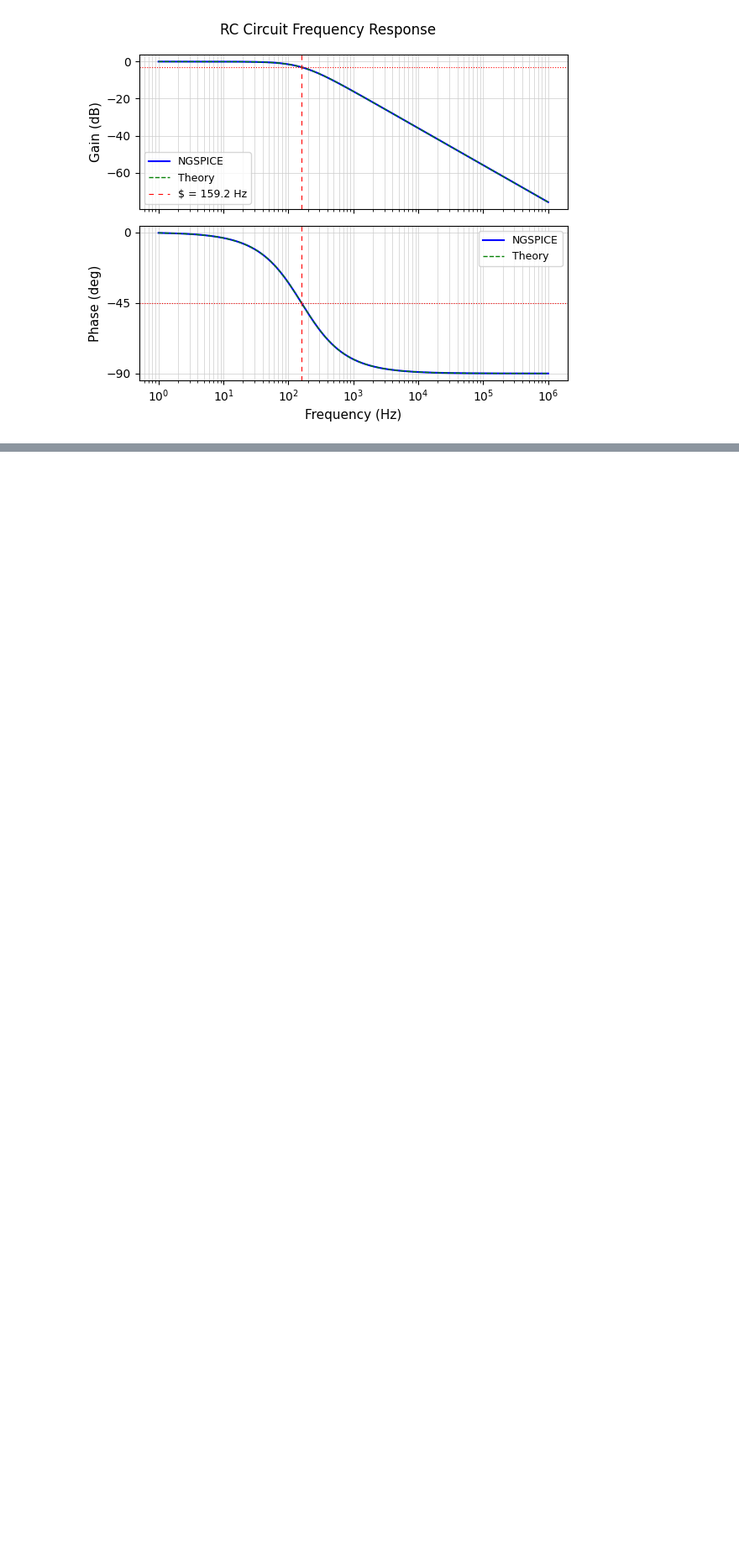
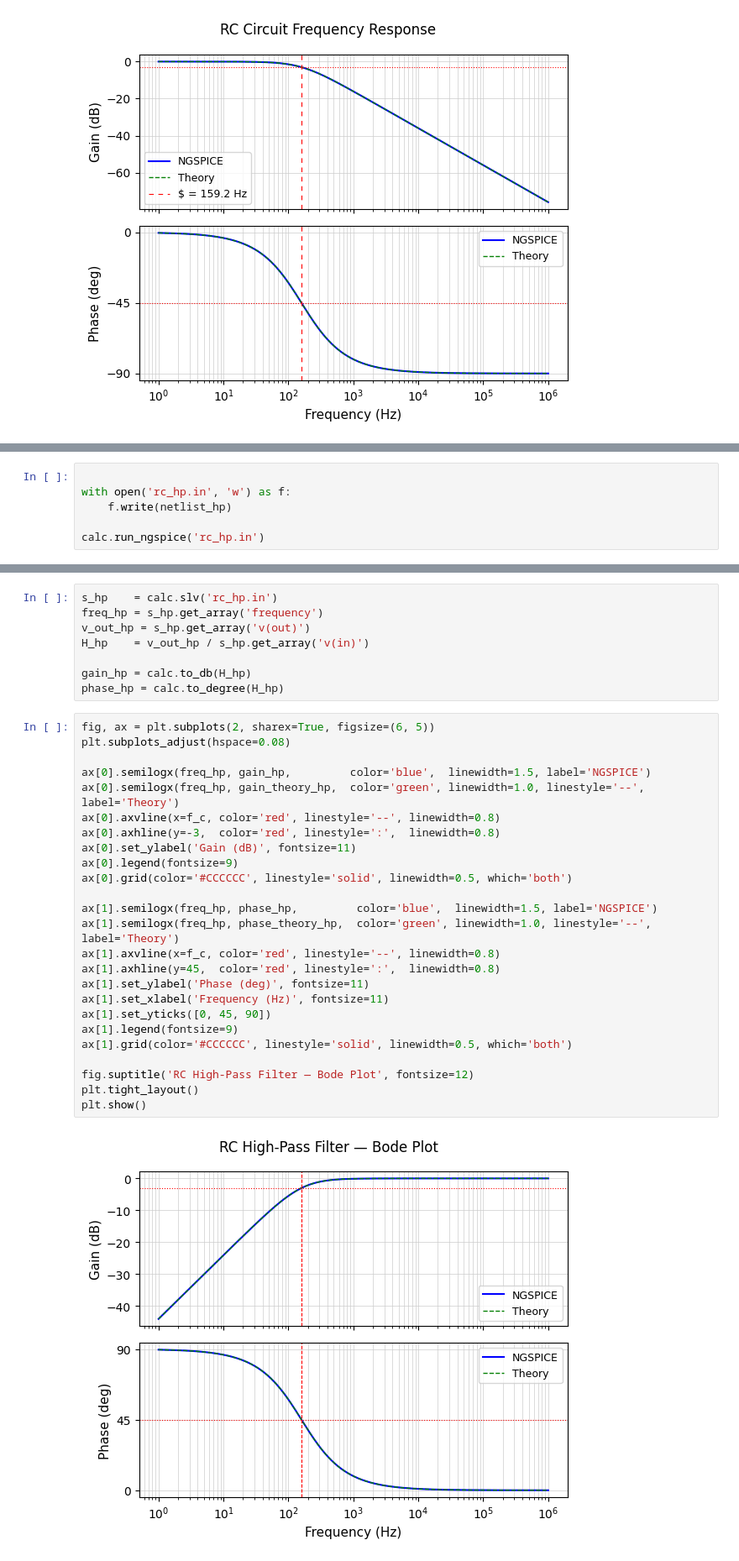
Before and after one commit to arsalan9702/ngspice-internship, a Jupyter notebook: notebooks/rc_ac/rc_ac.ipynb, the cells around one changed output, grey strips where cells are left out. Shown at 84% size. Cells and saved outputs as stored; diff of their text form; blank space fills up the shorter version.

Commit message:
Added high pass filter

```diff
--- a/notebooks/rc_ac/rc_ac.ipynb
+++ b/notebooks/rc_ac/rc_ac.ipynb
@@ -152,0 +164,6 @@ plt.show()
+# %%
+
+with open('rc_hp.in', 'w') as f:
+    f.write(netlist_hp)
+
+calc.run_ngspice('rc_hp.in')
@@ -152,0 +189,35 @@ plt.show()
+# %%
+s_hp    = calc.slv('rc_hp.in')
+freq_hp = s_hp.get_array('frequency')
+v_out_hp = s_hp.get_array('v(out)')
+H_hp    = v_out_hp / s_hp.get_array('v(in)')
+
+gain_hp = calc.to_db(H_hp)
+phase_hp = calc.to_degree(H_hp)
+# %%
+fig, ax = plt.subplots(2, sharex=True, figsize=(6, 5))
+plt.subplots_adjust(hspace=0.08)
+
+ax[0].semilogx(freq_hp, gain_hp,         color='blue',  linewidth=1.5, label='NGSPICE')
+ax[0].semilogx(freq_hp, gain_theory_hp,  color='green', linewidth=1.0, linestyle='--', label='Theory')
+ax[0].axvline(x=f_c, color='red', linestyle='--', linewidth=0.8)
+ax[0].axhline(y=-3,  color='red', linestyle=':',  linewidth=0.8)
+ax[0].set_ylabel('Gain (dB)', fontsize=11)
+ax[0].legend(fontsize=9)
+ax[0].grid(color='#CCCCCC', linestyle='solid', linewidth=0.5, which='both')
+
+ax[1].semilogx(freq_hp, phase_hp,         color='blue',  linewidth=1.5, label='NGSPICE')
+ax[1].semilogx(freq_hp, phase_theory_hp,  color='green', linewidth=1.0, linestyle='--', label='Theory')
+ax[1].axvline(x=f_c, color='red', linestyle='--', linewidth=0.8)
+ax[1].axhline(y=45,  color='red', linestyle=':',  linewidth=0.8)
+ax[1].set_ylabel('Phase (deg)', fontsize=11)
+ax[1].set_xlabel('Frequency (Hz)', fontsize=11)
+ax[1].set_yticks([0, 45, 90])
+ax[1].legend(fontsize=9)
+ax[1].grid(color='#CCCCCC', linestyle='solid', linewidth=0.5, which='both')
+
+fig.suptitle('RC High-Pass Filter — Bode Plot', fontsize=12)
+plt.tight_layout()
+plt.show()
+# %% [output]
+[figure, added]
```
Also changed, not shown: parts of 3 cells of this notebook, 4 other files.
